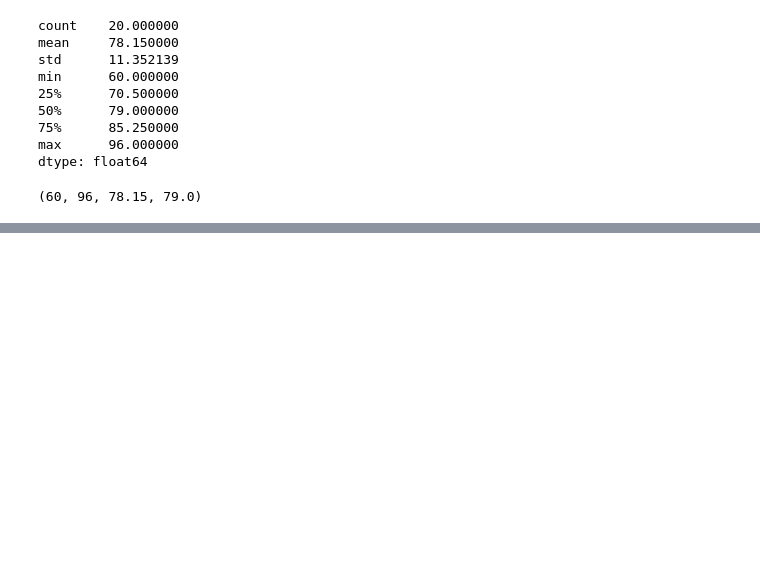
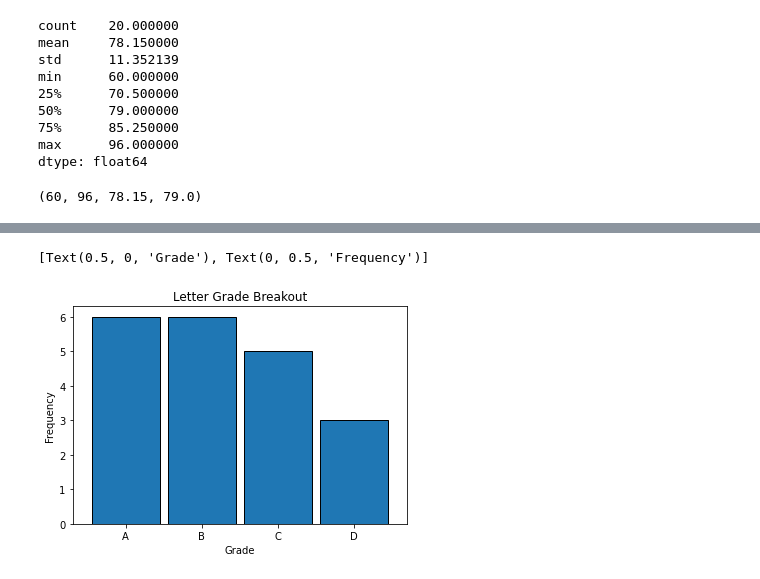
Before and after one commit to JenniferMLewis/numpy-pandas-visualization-exercises, a Jupyter notebook: pandas_series.ipynb, the cells around one changed output, grey strips where cells are left out. Cells and saved outputs as stored; diff of their text form; code cells hidden in the pictures; blank space fills up the shorter version.

```diff
--- a/pandas_series.ipynb
+++ b/pandas_series.ipynb
@@ -348,3 +348,5 @@ exam_scores.plot.hist(title='Example Pandas Visualization',
 # %%
 curve_points = 100 - exam_scores.max()
 curved_grades = exam_scores + curve_points
+# %%
+letter_grades = curved_grades.apply(lambda g : 'A' if g >= 88 else ('B' if g >= 80 else ('C' if g >= 67 else ('D' if g >= 60 else 'F'))))
@@ -350,0 +361,9 @@ curved_grades = exam_scores + curve_points
+# %%
+letter_grades.value_counts().plot.bar(title='Letter Grade Breakout',
+                        rot=0,
+                        width=.9,
+                        ec='black',).set(xlabel='Grade',
+                                        ylabel='Frequency')
+# %% [output]
+[Text(0.5, 0, 'Grade'), Text(0, 0.5, 'Frequency')]
+[figure, added]
```
Also changed, not shown: parts of 3 cells of this notebook.
